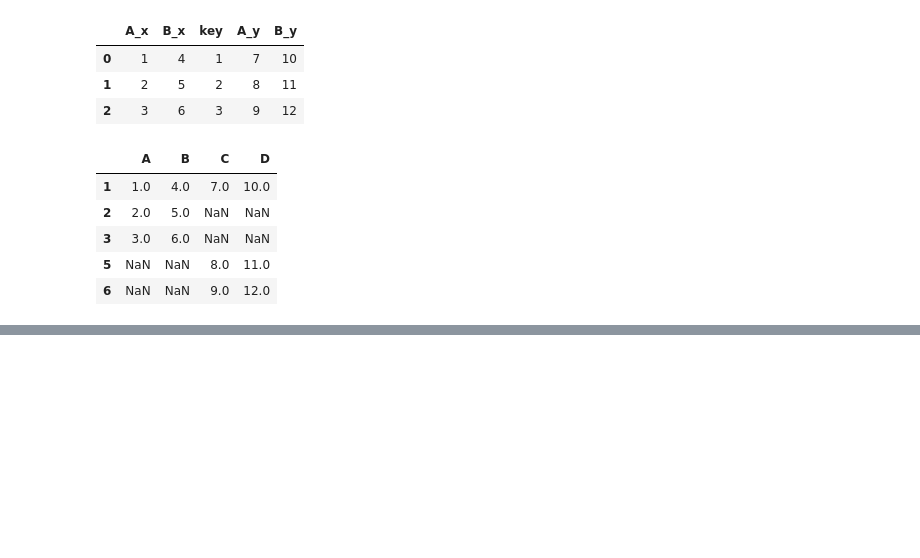
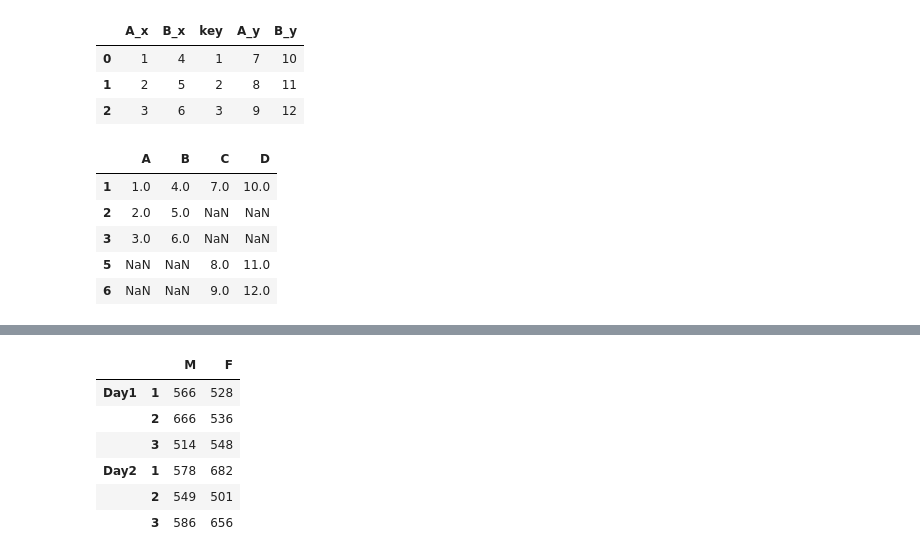
Before and after one commit to JP109/ML-Basics, a Jupyter notebook: Pandas.ipynb, the cells around one changed output, grey strips where cells are left out. Cells and saved outputs as stored; diff of their text form; code cells hidden in the pictures; blank space fills up the shorter version.

```diff
--- a/Pandas.ipynb
+++ b/Pandas.ipynb
@@ -607,0 +867,13 @@ df_14.join(df_15, how='outer')
+# %%
+hier_index = pd.MultiIndex.from_tuples(hier_index)
+arr_5 = np.random.randint(500, 700, size=(6,2))
+df_9 = pd.DataFrame(arr_5, hier_index, ['M', 'F'])
+df_9
+# %% [output]
+|  |  | M | F |
+| Day1 | 1 | 566 | 528 |
+|  | 2 | 666 | 536 |
+|  | 3 | 514 | 548 |
+| Day2 | 1 | 578 | 682 |
+|  | 2 | 549 | 501 |
+|  | 3 | 586 | 656 |
```
Also changed, not shown: parts of 51 cells of this notebook.
